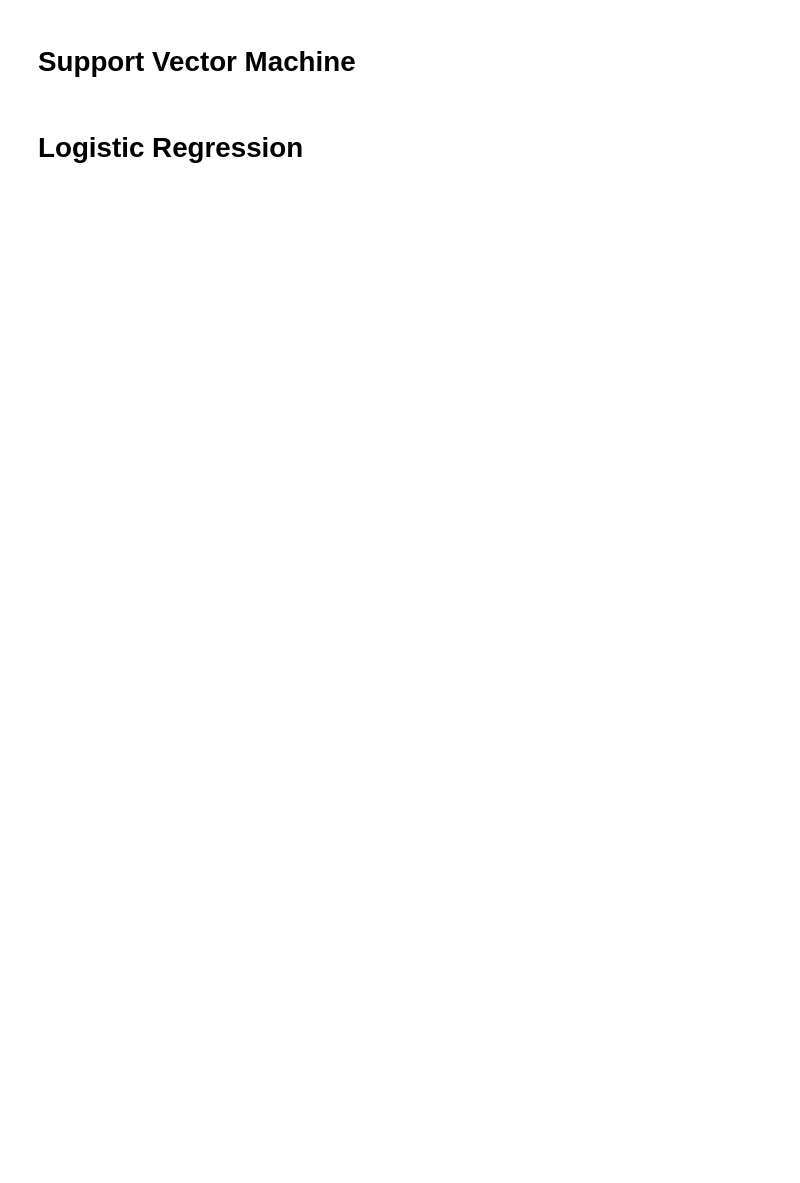
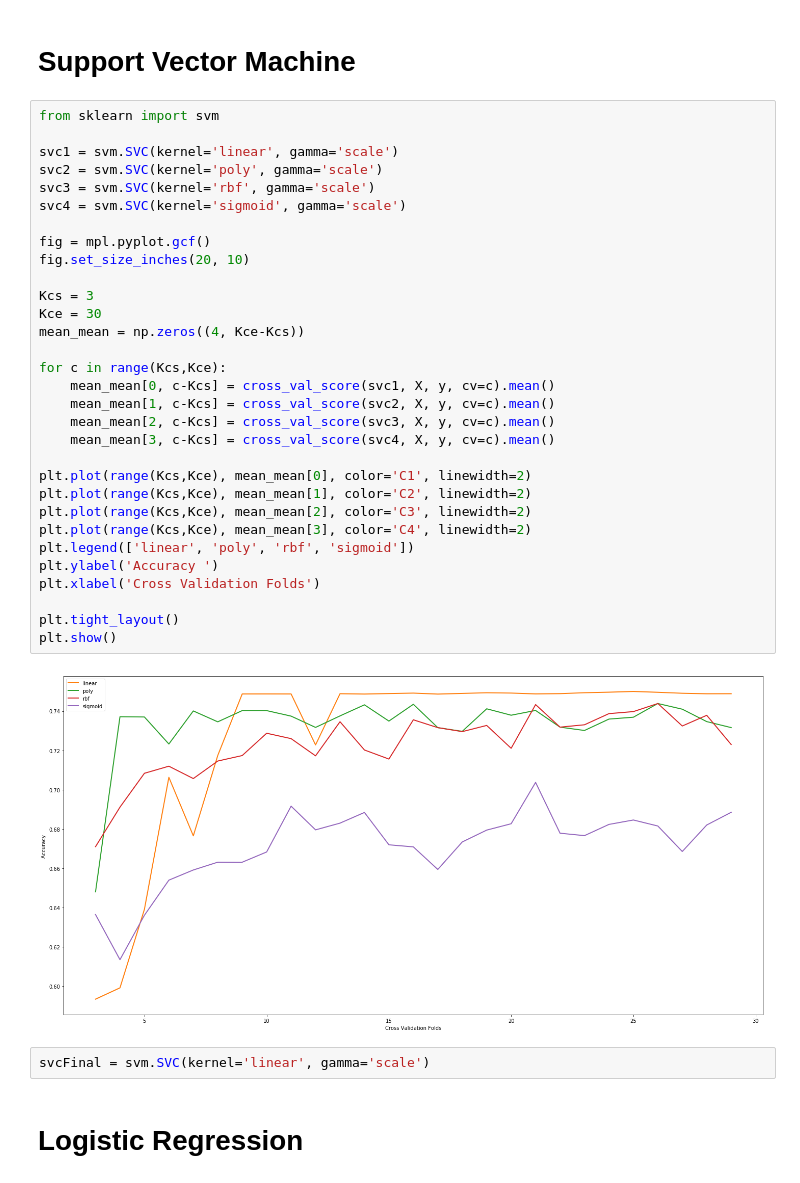
Before and after one commit to fensterseifer/coursera-final-08, a Jupyter notebook: Assignment Notebook.ipynb, the cells around one changed output. Saved outputs shown, nothing was run; the diff lists cells and outputs as text; blank space fills up the shorter version.

```diff
--- a/Assignment Notebook.ipynb
+++ b/Assignment Notebook.ipynb
@@ -433,4 +413,39 @@ plt.imshow(img,interpolation='nearest')
 # %% [markdown]
 # Support Vector Machine
+# %%
+from sklearn import svm
+
+svc1 = svm.SVC(kernel='linear', gamma='scale')
+svc2 = svm.SVC(kernel='poly', gamma='scale')
+svc3 = svm.SVC(kernel='rbf', gamma='scale')
+svc4 = svm.SVC(kernel='sigmoid', gamma='scale')
+
+fig = mpl.pyplot.gcf()
+fig.set_size_inches(20, 10)
+
+Kcs = 3
+Kce = 30
+mean_mean = np.zeros((4, Kce-Kcs))
+
+for c in range(Kcs,Kce):
+    mean_mean[0, c-Kcs] = cross_val_score(svc1, X, y, cv=c).mean()
+    mean_mean[1, c-Kcs] = cross_val_score(svc2, X, y, cv=c).mean()
+    mean_mean[2, c-Kcs] = cross_val_score(svc3, X, y, cv=c).mean()
+    mean_mean[3, c-Kcs] = cross_val_score(svc4, X, y, cv=c).mean()
+
+plt.plot(range(Kcs,Kce), mean_mean[0], color='C1', linewidth=2)
+plt.plot(range(Kcs,Kce), mean_mean[1], color='C2', linewidth=2)
+plt.plot(range(Kcs,Kce), mean_mean[2], color='C3', linewidth=2)
+plt.plot(range(Kcs,Kce), mean_mean[3], color='C4', linewidth=2)
+plt.legend(['linear', 'poly', 'rbf', 'sigmoid'])
+plt.ylabel('Accuracy ')
+plt.xlabel('Cross Validation Folds')
+
+plt.tight_layout()
+plt.show()
+# %% [output]
+[figure, added]
+# %%
+svcFinal = svm.SVC(kernel='linear', gamma='scale')
 # %% [markdown]
 # Logistic Regression
```
Also changed, not shown: parts of 24 cells of this notebook.
